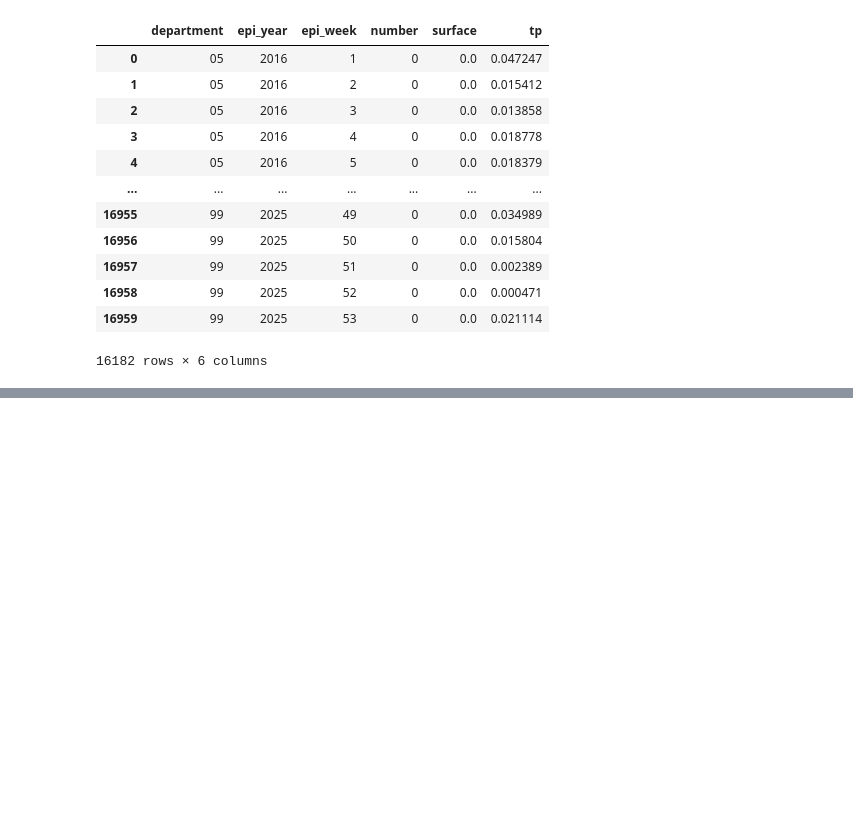
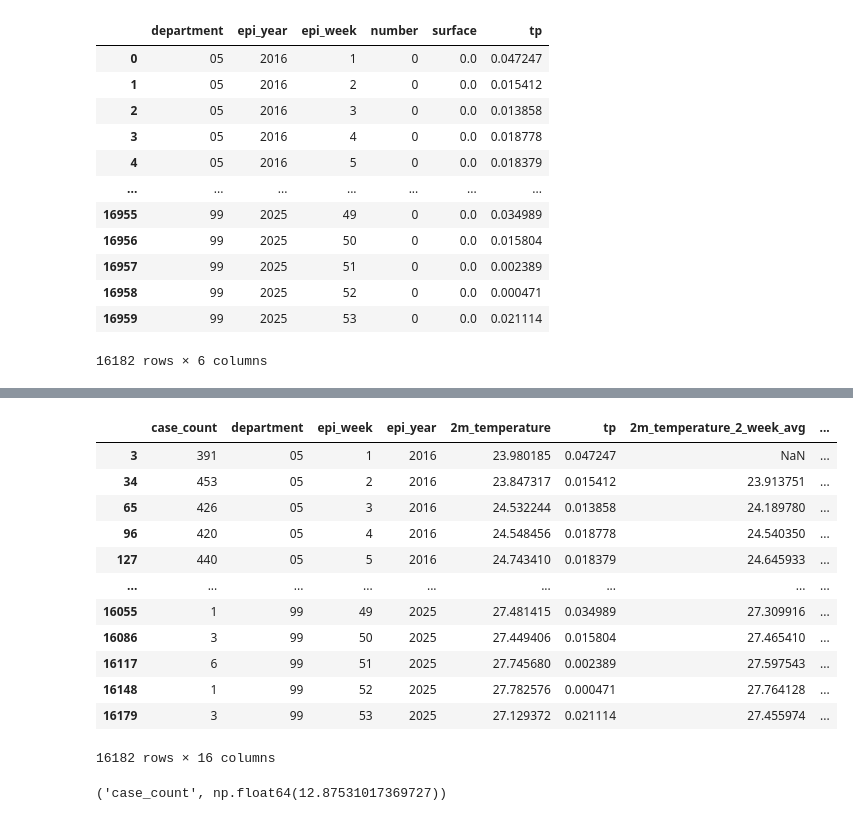
Before and after one commit to CarlosBlanco1/ColombiaDengueForecasting, a Jupyter notebook: notebooks/explore_dengue_cases.ipynb, the cells around one changed output, grey strips where cells are left out. Saved outputs shown, nothing was run; the diff lists cells and outputs as text; code cells hidden in the pictures; blank space fills up the shorter version.

```diff
--- a/notebooks/explore_dengue_cases.ipynb
+++ b/notebooks/explore_dengue_cases.ipynb
@@ -1092,0 +1193,17 @@ weekly_avg_p_dpt_df
+# %%
+weekly_temp_precip_cases_by_department_df['target_next_week_cases'] = (weekly_temp_precip_cases_by_department_df.groupby('department')['case_count'].shift(-1))
+weekly_temp_precip_cases_by_department_df
+# %% [output]
+|  | case_count | department | epi_week | epi_year | 2m_temperature | tp | 2m_temperature_2_week_avg | ... |
+| 3 | 391 | 05 | 1 | 2016 | 23.980185 | 0.047247 | NaN | ... |
+| 34 | 453 | 05 | 2 | 2016 | 23.847317 | 0.015412 | 23.913751 | ... |
+| 65 | 426 | 05 | 3 | 2016 | 24.532244 | 0.013858 | 24.189780 | ... |
+| 96 | 420 | 05 | 4 | 2016 | 24.548456 | 0.018778 | 24.540350 | ... |
+| 127 | 440 | 05 | 5 | 2016 | 24.743410 | 0.018379 | 24.645933 | ... |
+| ... | ... | ... | ... | ... | ... | ... | ... | ... |
+| 16055 | 1 | 99 | 49 | 2025 | 27.481415 | 0.034989 | 27.309916 | ... |
+| 16086 | 3 | 99 | 50 | 2025 | 27.449406 | 0.015804 | 27.465410 | ... |
+| 16117 | 6 | 99 | 51 | 2025 | 27.745680 | 0.002389 | 27.597543 | ... |
+| 16148 | 1 | 99 | 52 | 2025 | 27.782576 | 0.000471 | 27.764128 | ... |
+| 16179 | 3 | 99 | 53 | 2025 | 27.129372 | 0.021114 | 27.455974 | ... |
+16182 rows × 16 columns
@@ -1092,0 +1214,17 @@ weekly_avg_p_dpt_df
+# %%
+import math
+
+features_to_baseline = [f for f in weekly_temp_precip_cases_by_department_df.columns.to_list() if "case_count" in f]
+val_eval = validate.dropna(subset=['target_next_week_cases', *features_to_baseline])
+
+feature_with_best_accuracy = ("", math.inf)
+
+for f in features_to_baseline:
+    mae = (val_eval['target_next_week_cases'] - val_eval[f]).abs().mean()
+
+    if mae < feature_with_best_accuracy[1]:
+        feature_with_best_accuracy = (f, mae)
+
+feature_with_best_accuracy
+# %% [output]
+('case_count', np.float64(12.87531017369727))
```
Also changed, not shown: parts of 14 cells of this notebook.
